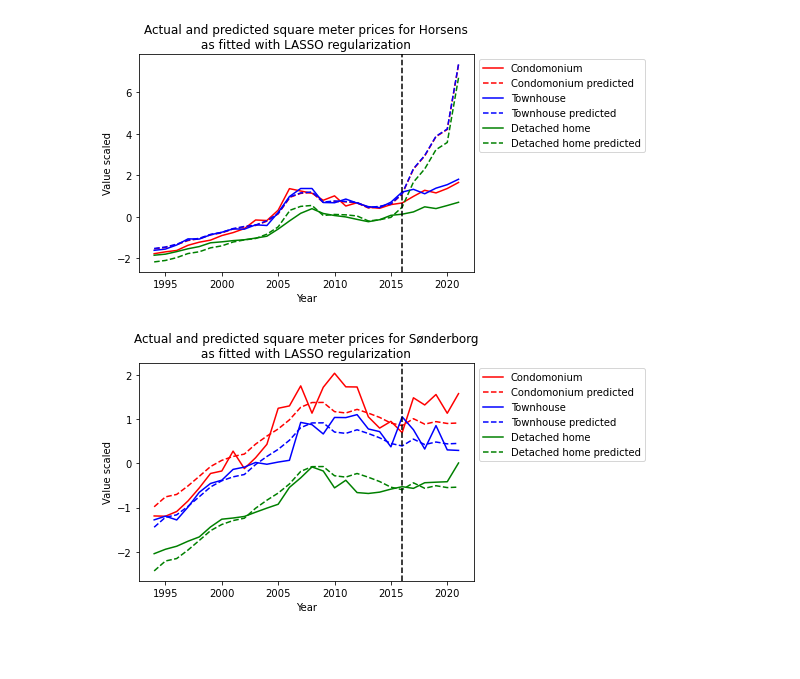
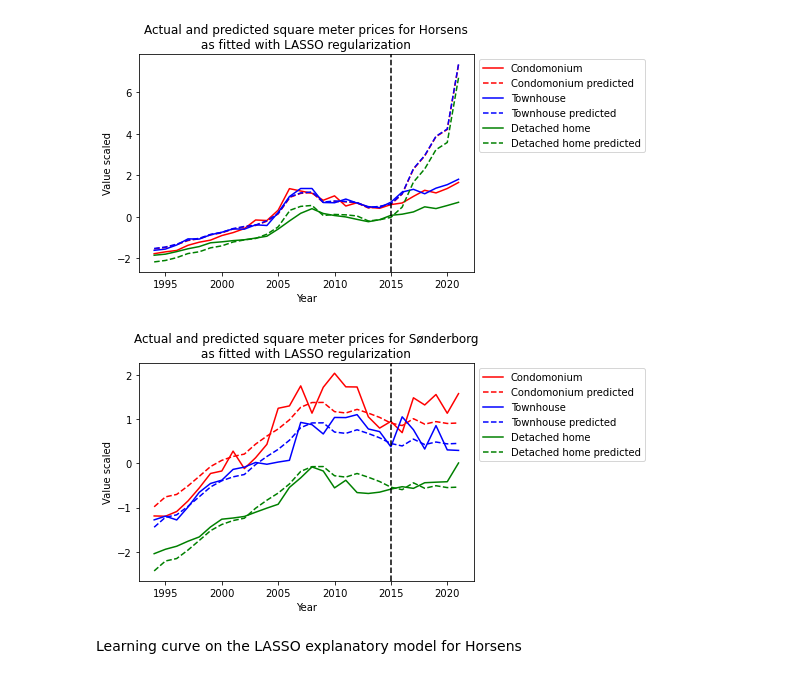
Before and after one commit to pryn-kb/isds2023, a Jupyter notebook: plots/summary_stats/summary_metrics.ipynb, the cells around one changed output. Cells and saved outputs as stored; diff of their text form; code cells hidden in the pictures; blank space fills up the shorter version.

```diff
--- a/plots/summary_stats/summary_metrics.ipynb
+++ b/plots/summary_stats/summary_metrics.ipynb
@@ -48,51 +42,40 @@ pd.read_csv("../../ml_data/fitted_models/all_metrics_ridge_year.csv").agg({
 # %%
 data = pd.read_csv("../../ml_data/fitted_models/all_pred_lasso_year.csv")
 
 df = data.query("muni_code == 615").copy()
 
 # Prediction - “tidsserierne” . Plots på udvalgte kommuner
 
 ejerlejlighed_df = df[df['housing_type'] == 'Ejerlejlighed']
 rækkehus_df = df[df['housing_type'] == 'Rækkehus']
 villa_df = df[df['housing_type'] == 'Villa']
 
-
-
-# Lav plot for Ejerlejlighed
-
+# make plots for condomoniums
 plt.plot(ejerlejlighed_df['year'], ejerlejlighed_df['y'], label='Condomonium', linestyle='-', color = "red")
 plt.plot(ejerlejlighed_df['year'], ejerlejlighed_df['y_pred'], label='Condomonium predicted', linestyle='--', color = "red")
 
-
-
-# Lav plot for Rækkehus
+# make plots for townhouses
 plt.plot(rækkehus_df['year'], rækkehus_df['y'], label='Townhouse', linestyle='-', color = "blue")
 plt.plot(rækkehus_df['year'], rækkehus_df['y_pred'], label='Townhouse predicted', linestyle='--', color = "blue")
 
-
-
-# Lav plot for Villa
+# make plots for detached homes
 plt.plot(villa_df['year'], villa_df['y'], label='Detached home', linestyle='-', color = "green")
-
 plt.plot(villa_df['year'], villa_df['y_pred'], label='Detached home predicted', linestyle='--', color = "green")
 
-
-
-# Tilføj labels og titel
-
+# Add labels and titles
 plt.xlabel('Year')
-
 plt.ylabel('Value scaled')
 
 plt.title('Actual and predicted square meter prices for Horsens\n as fitted with LASSO regularization ')
 plt.legend(loc="upper left", bbox_to_anchor=(1,1))
 
-plt.axvline(x=2016, color='black', linestyle='--')
+plt.axvline(x=2015, color='black', linestyle='--')
 
+# save the plot
 plt.savefig('horsens-yearly.png', bbox_inches='tight')
 plt.show()
 # %% [output]
-[figure, old version]
+[figure, new version]
 # %%
 data = pd.read_csv("../../ml_data/fitted_models/all_pred_lasso_year.csv")
 
@@ -111,12 +94,9 @@ villa_df = df[df['housing_type'] == 'Villa']
 plt.plot(ejerlejlighed_df['year'], ejerlejlighed_df['y'], label='Condomonium', linestyle='-', color = "red")
 plt.plot(ejerlejlighed_df['year'], ejerlejlighed_df['y_pred'], label='Condomonium predicted', linestyle='--', color = "red")
 
-
-
 # Lav plot for Rækkehus
 plt.plot(rækkehus_df['year'], rækkehus_df['y'], label='Townhouse', linestyle='-', color = "blue")
 plt.plot(rækkehus_df['year'], rækkehus_df['y_pred'], label='Townhouse predicted', linestyle='--', color = "blue")
-
 
 
 # Lav plot for Villa
@@ -135,9 +115,11 @@ plt.ylabel('Value scaled')
 plt.title('Actual and predicted square meter prices for Sønderborg\n as fitted with LASSO regularization ')
 plt.legend(loc="upper left", bbox_to_anchor=(1,1))
 
-plt.axvline(x=2016, color='black', linestyle='--')
+plt.axvline(x=2015, color='black', linestyle='--')
 
 plt.savefig('sønderborg-yearly.png', bbox_inches='tight')
 plt.show()
 # %% [output]
-[figure, old version]
+[figure, new version]
+# %% [markdown]
+Learning curve on the LASSO explanatory model for Horsens
```
Also changed, not shown: parts of 8 cells of this notebook, 37 other files.
